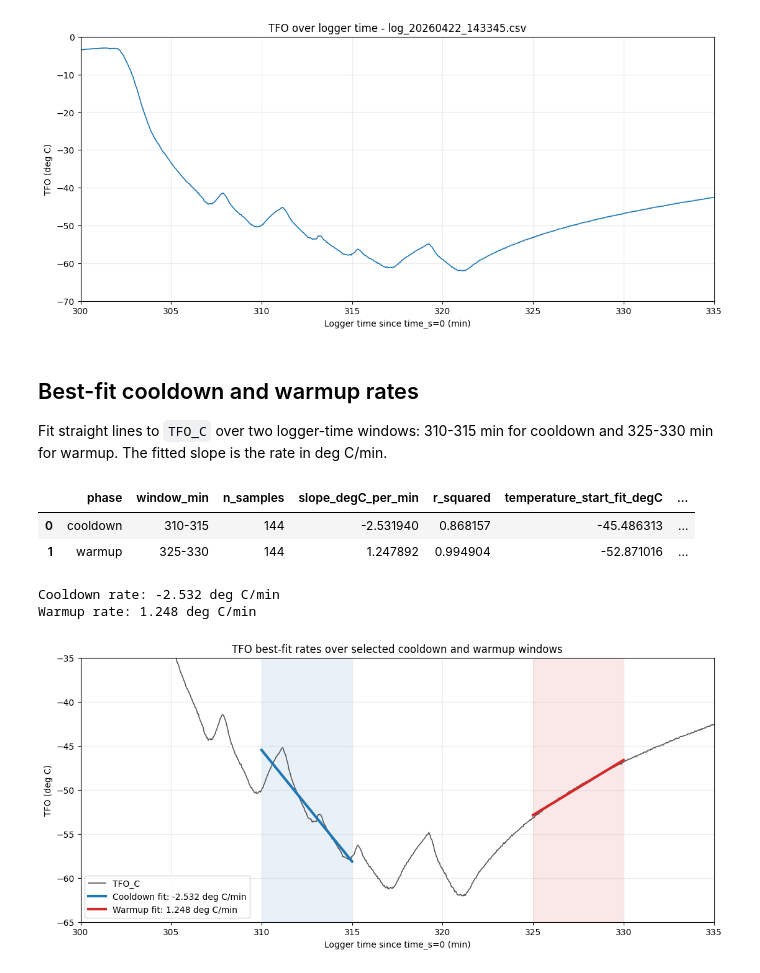
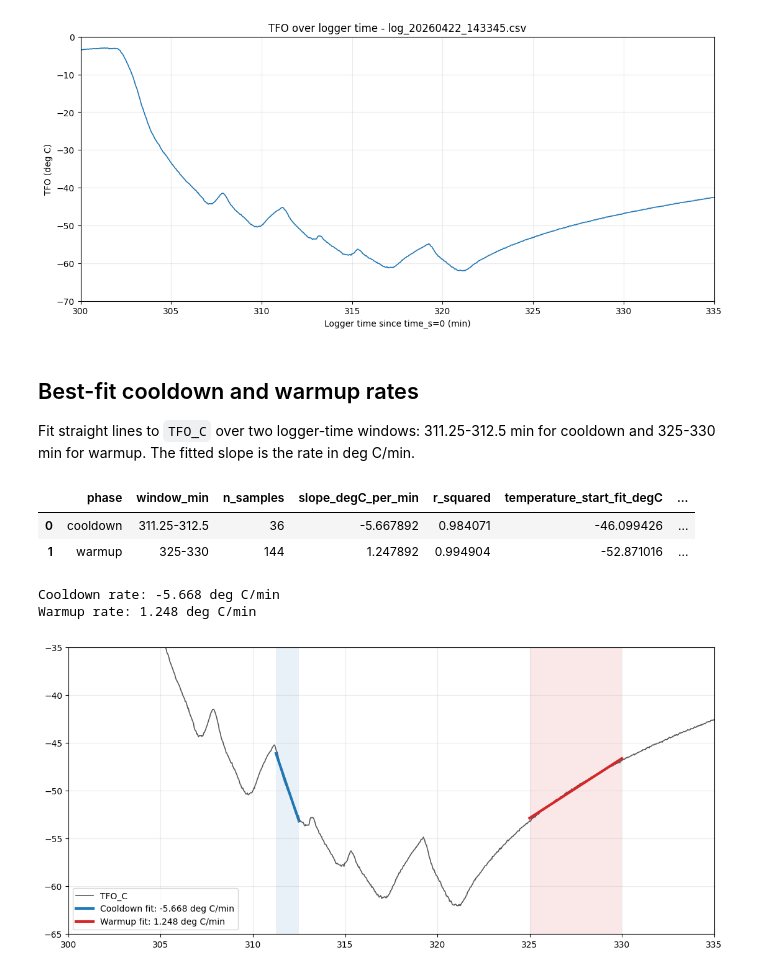
Before and after one commit to Pocar-Lab/hfe-system, a Jupyter notebook: analysis/notebooks/recirculation_trendline.ipynb, the cells around one changed output. Drawn from its saved outputs; the diff is of its cells as text; code cells hidden in the pictures.

```diff
--- a/analysis/notebooks/recirculation_trendline.ipynb
+++ b/analysis/notebooks/recirculation_trendline.ipynb
@@ -62,11 +62,11 @@ plt.show()
 # %% [markdown]
 ## Best-fit cooldown and warmup rates
 
-Fit straight lines to `TFO_C` over two logger-time windows: 310-315 min for cooldown and 325-330 min for warmup. The fitted slope is the rate in deg C/min.
+Fit straight lines to `TFO_C` over two logger-time windows: 311.25-312.5 min for cooldown and 325-330 min for warmup. The fitted slope is the rate in deg C/min.
 # %%
 import numpy as np
 
-COOLDOWN_WINDOW_MIN = (310.0, 315.0)
+COOLDOWN_WINDOW_MIN = (311.25, 312.5)
 WARMUP_WINDOW_MIN = (325.0, 330.0)
 
 
@@ -118,34 +118,32 @@ print(f"Cooldown rate: {cooldown_rate_degC_per_min:.3f} deg C/min")
 print(f"Warmup rate: {warmup_rate_degC_per_min:.3f} deg C/min")
 # %% [output]
 |  | phase | window_min | n_samples | slope_degC_per_min | r_squared | temperature_start_fit_degC | ... |
-| 0 | cooldown | 310-315 | 144 | -2.531940 | 0.868157 | -45.486313 | ... |
+| 0 | cooldown | 311.25-312.5 | 36 | -5.667892 | 0.984071 | -46.099426 | ... |
 | 1 | warmup | 325-330 | 144 | 1.247892 | 0.994904 | -52.871016 | ... |
-Cooldown rate: -2.532 deg C/min
+Cooldown rate: -5.668 deg C/min
 Warmup rate: 1.248 deg C/min
 # %%
 fig, ax = plt.subplots(figsize=(11, 5), constrained_layout=True)
 
 plot_window = df["elapsed_min"].between(300.0, 335.0)
 ax.plot(df.loc[plot_window, "elapsed_min"], df.loc[plot_window, TFO_COLUMN], linewidth=1.2, color="0.35", label="TFO_C")
 
 for label, fit, color in [
     ("Cooldown fit", cooldown_fit, "C0"),
     ("Warmup fit", warmup_fit, "C3"),
 ]:
     x_line = np.linspace(fit["start_min"], fit["end_min"], 100)
     y_line = fit["slope_degC_per_min"] * x_line + fit["intercept_degC"]
     rate = fit["slope_degC_per_min"]
     ax.plot(x_line, y_line, linewidth=3.0, color=color, label=f"{label}: {rate:.3f} deg C/min")
     ax.axvspan(fit["start_min"], fit["end_min"], color=color, alpha=0.10, linewidth=0)
 
-ax.set_xlabel("Logger time since time_s=0 (min)")
-ax.set_ylabel("TFO (deg C)")
-ax.set_title("TFO best-fit rates over selected cooldown and warmup windows")
+
 ax.set_xlim(300, 335)
 ax.set_ylim(-65, -35)
 ax.grid(True, alpha=0.25)
 ax.legend(loc="best")
 
 plt.show()
 # %% [output]
-[figure, old version]
+[figure, new version]
```
Also changed, not shown: parts of 4 cells of this notebook, 9 other files.
